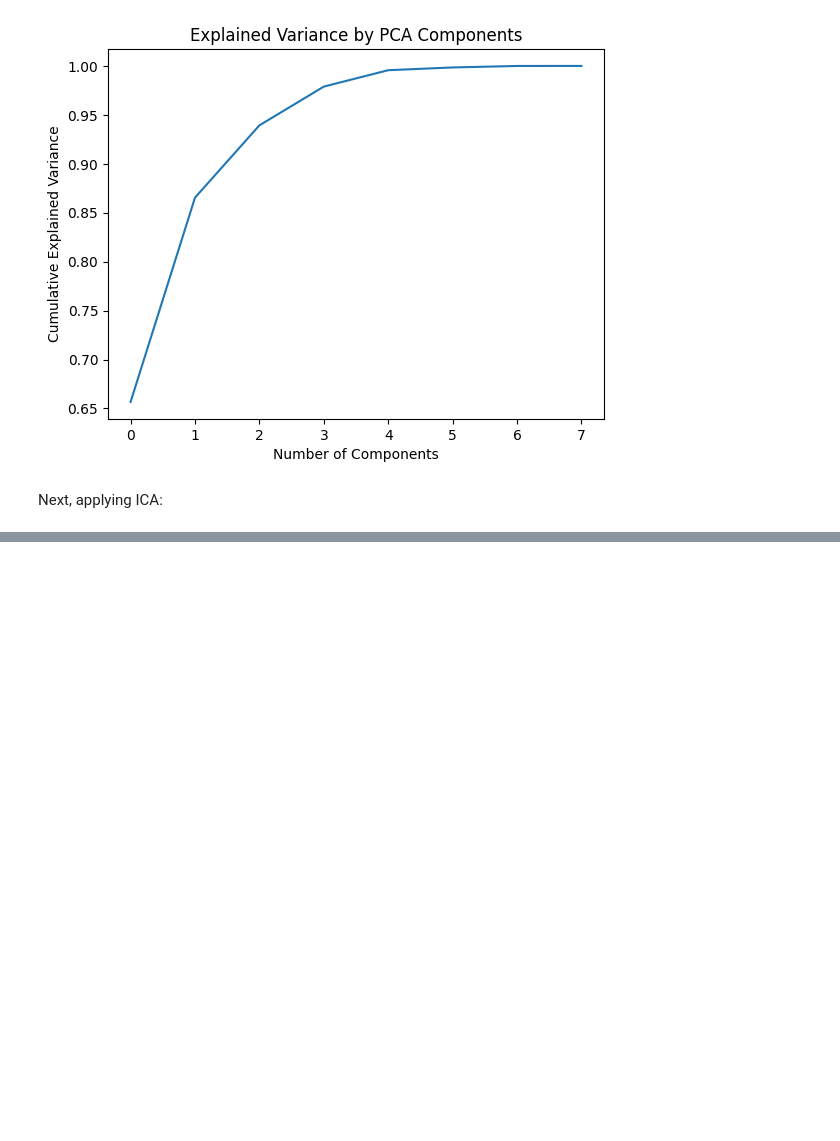
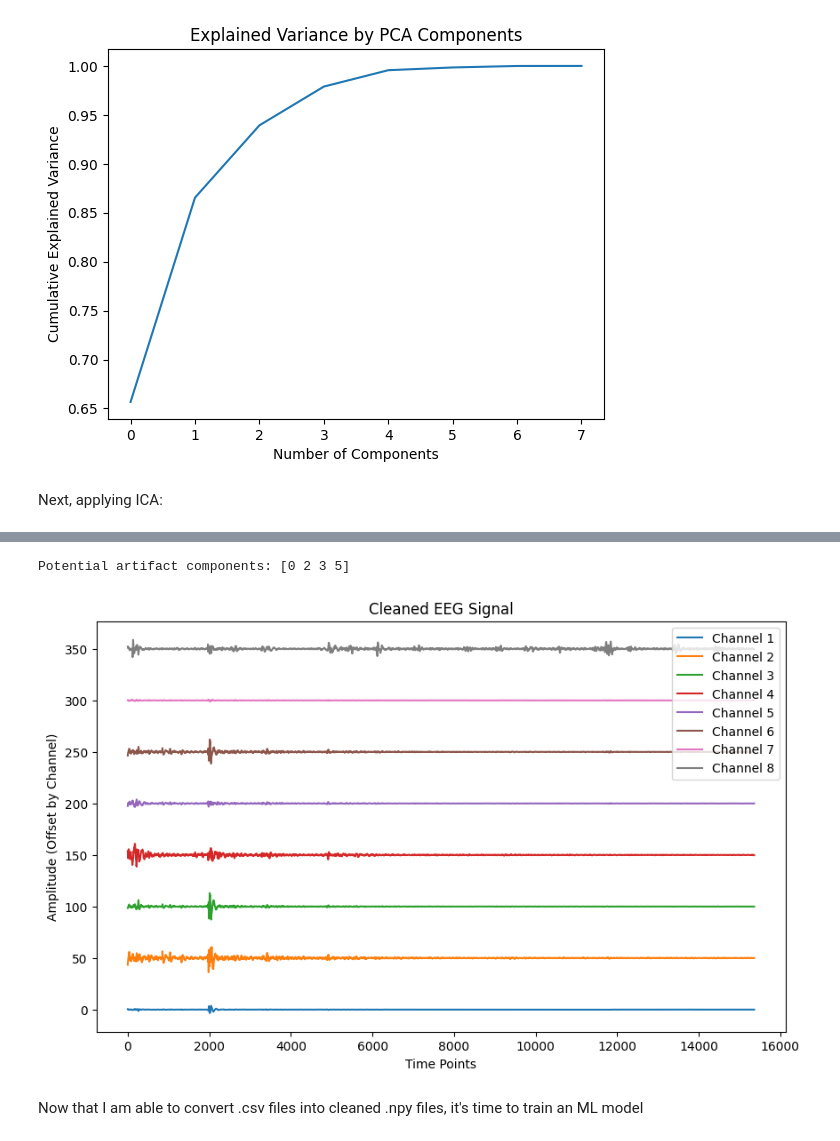
Before and after one commit to aeriab/ML_Workshop_CruX, a Jupyter notebook: BrendanA_MLWorkshop.ipynb, the cells around one changed output, grey strips where cells are left out. Drawn from its saved outputs; the diff is of its cells as text; code cells hidden in the pictures; blank space fills up the shorter version.

Commit message:
Next step is to train an ML model

```diff
--- a/BrendanA_MLWorkshop.ipynb
+++ b/BrendanA_MLWorkshop.ipynb
@@ -263,0 +277,33 @@ eeg_data_ica = ica.fit_transform(whitened_data)
+# %%
+artifact_indices = []
+threshold = np.max(np.abs(eeg_data_ica), axis=0) > 25  # Adjust threshold
+artifact_indices = np.where(threshold)[0]
+
+print("Potential artifact components:", artifact_indices)
+# %% [output]
+Potential artifact components: [0 2 3 5]
+# %%
+artifact_indices = [0,2,3,5]  # Example: Exclude components 0 and 2
+
+# Zero-out artifact components
+cleaned_ica = eeg_data_ica.copy()
+cleaned_ica[:, artifact_indices] = 0
+
+# Reconstruct the signal from the remaining components
+reconstructed_data = ica.inverse_transform(cleaned_ica)
+
+# Now to plot the new data
+plt.figure(figsize=(10, 6))
+for i in range(reconstructed_data.shape[1]):  # Iterate through channels
+    plt.plot(reconstructed_data[:, i] + i * 50, label=f"Channel {i+1}")  # Offset for visibility
+plt.title("Cleaned EEG Signal")
+plt.xlabel("Time Points")
+plt.ylabel("Amplitude (Offset by Channel)")
+plt.legend(loc="upper right")
+plt.show()
+
+# Save cleaned data to CSV
+import pandas as pd
+pd.DataFrame(reconstructed_data).to_csv("cleaned_eeg_activity.csv", index=False)
+# %% [output]
+[figure, added]
@@ -263,0 +312,2 @@ eeg_data_ica = ica.fit_transform(whitened_data)
+# %% [markdown]
+Now that I am able to convert .csv files into cleaned .npy files, it's time to train an ML model
```
Also changed, not shown: parts of 3 cells of this notebook, 2 other files.
